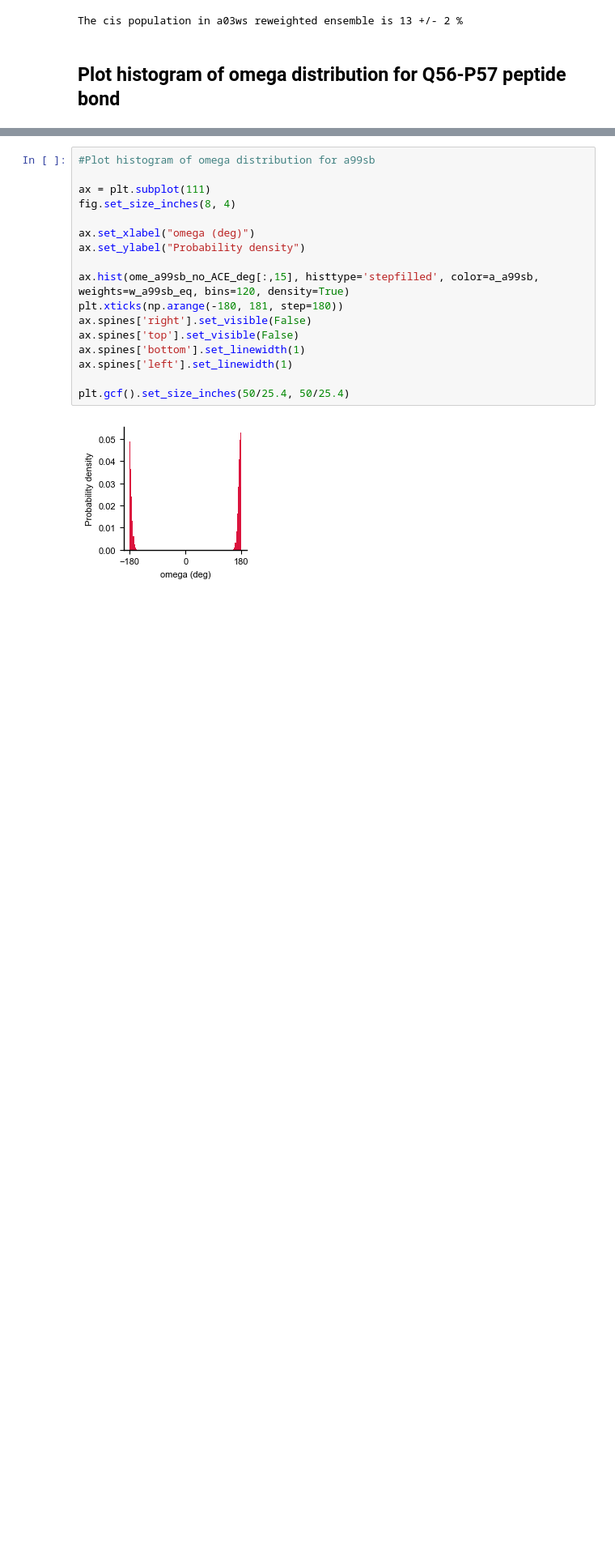
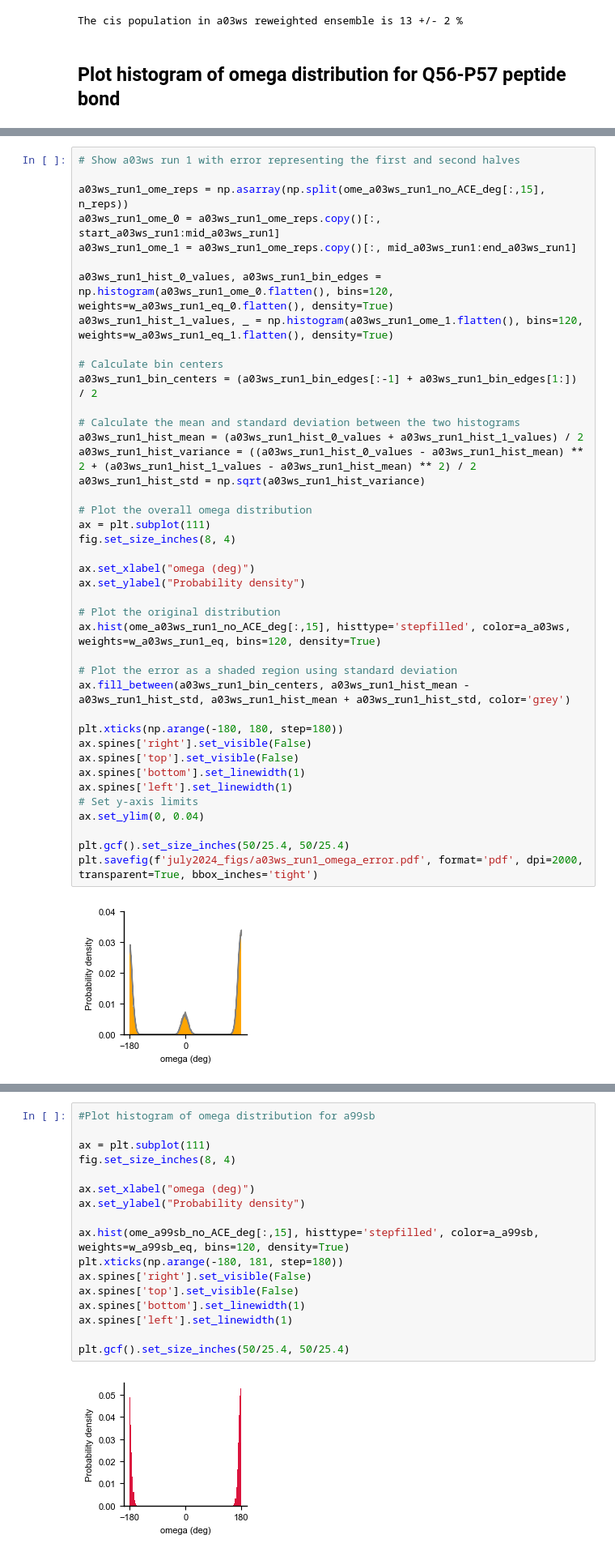
Before and after one commit to alicejpettitt/orf6-ctr_cis_trans_conformers, a Jupyter notebook: Metadynamic_simulations/Analysis/ORF6-CTR-METADYNAMICS-ANALYSIS.ipynb, the cells around one changed output, grey strips where cells are left out. Shown at 81% size. Cells and saved outputs as stored; diff of their text form; blank space fills up the shorter version.

```diff
--- a/Metadynamic_simulations/Analysis/ORF6-CTR-METADYNAMICS-ANALYSIS.ipynb
+++ b/Metadynamic_simulations/Analysis/ORF6-CTR-METADYNAMICS-ANALYSIS.ipynb
@@ -2263,3 +2263,46 @@ plt.gcf().set_size_inches(50/25.4, 50/25.4)
+# %%
+# Show a03ws run 1 with error representing the first and second halves
+
+a03ws_run1_ome_reps = np.asarray(np.split(ome_a03ws_run1_no_ACE_deg[:,15], n_reps))
+a03ws_run1_ome_0 = a03ws_run1_ome_reps.copy()[:, start_a03ws_run1:mid_a03ws_run1]
+a03ws_run1_ome_1 = a03ws_run1_ome_reps.copy()[:, mid_a03ws_run1:end_a03ws_run1]
+
+a03ws_run1_hist_0_values, a03ws_run1_bin_edges = np.histogram(a03ws_run1_ome_0.flatten(), bins=120, weights=w_a03ws_run1_eq_0.flatten(), density=True)
+a03ws_run1_hist_1_values, _ = np.histogram(a03ws_run1_ome_1.flatten(), bins=120, weights=w_a03ws_run1_eq_1.flatten(), density=True)
+
+# Calculate bin centers
+a03ws_run1_bin_centers = (a03ws_run1_bin_edges[:-1] + a03ws_run1_bin_edges[1:]) / 2
+
+# Calculate the mean and standard deviation between the two histograms
+a03ws_run1_hist_mean = (a03ws_run1_hist_0_values + a03ws_run1_hist_1_values) / 2
+a03ws_run1_hist_variance = ((a03ws_run1_hist_0_values - a03ws_run1_hist_mean) ** 2 + (a03ws_run1_hist_1_values - a03ws_run1_hist_mean) ** 2) / 2
+a03ws_run1_hist_std = np.sqrt(a03ws_run1_hist_variance)
+
+# Plot the overall omega distribution
+ax = plt.subplot(111)
+fig.set_size_inches(8, 4)
+
+ax.set_xlabel("omega (deg)")
+ax.set_ylabel("Probability density")
+
+# Plot the original distribution
+ax.hist(ome_a03ws_run1_no_ACE_deg[:,15], histtype='stepfilled', color=a_a03ws, weights=w_a03ws_run1_eq, bins=120, density=True)
+
+# Plot the error as a shaded region using standard deviation
+ax.fill_between(a03ws_run1_bin_centers, a03ws_run1_hist_mean - a03ws_run1_hist_std, a03ws_run1_hist_mean + a03ws_run1_hist_std, color='grey')
+
+plt.xticks(np.arange(-180, 180, step=180))
+ax.spines['right'].set_visible(False)
+ax.spines['top'].set_visible(False)
+ax.spines['bottom'].set_linewidth(1)
+ax.spines['left'].set_linewidth(1)
+# Set y-axis limits
+ax.set_ylim(0, 0.04)
+
+plt.gcf().set_size_inches(50/25.4, 50/25.4)
+plt.savefig(f'july2024_figs/a03ws_run1_omega_error.pdf', format='pdf', dpi=2000, transparent=True, bbox_inches='tight')
+# %% [output]
+[figure, added]
 # %%
 #Plot histogram of omega distribution for a03ws run 2
 
```
Also changed, not shown: parts of 54 cells of this notebook, 3 other files.
